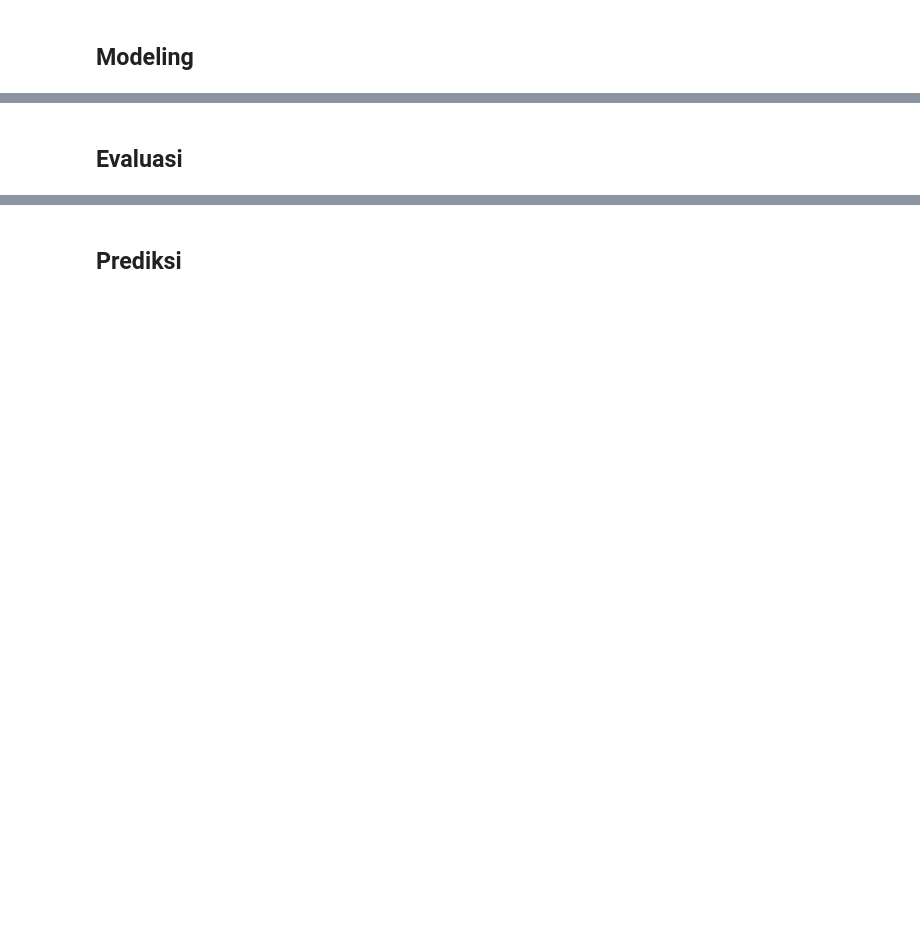
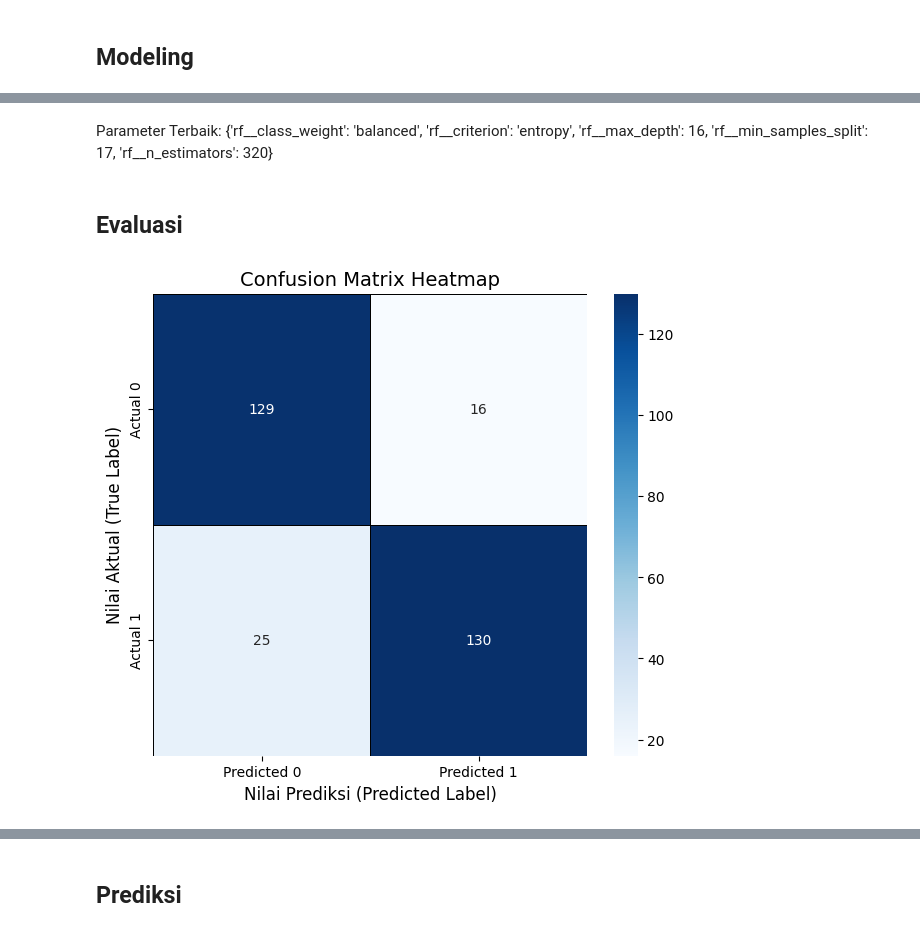
Before and after one commit to zanra2401/KomputasiNumerik_KlasifikasiRandomForest_RisikoDiabetes, a Jupyter notebook: Klasifikasi_rf.ipynb, the cells around one changed output, grey strips where cells are left out. Saved outputs shown, nothing was run; the diff lists cells and outputs as text; code cells hidden in the pictures; blank space fills up the shorter version.

```diff
--- a/Klasifikasi_rf.ipynb
+++ b/Klasifikasi_rf.ipynb
@@ -225,2 +388,4 @@ plt.show()
+# %% [markdown]
+Parameter Terbaik: {'rf__class_weight': 'balanced', 'rf__criterion': 'entropy', 'rf__max_depth': 16, 'rf__min_samples_split': 17, 'rf__n_estimators': 320}
 # %% [markdown]
 ## Evaluasi
@@ -226,0 +394,24 @@ plt.show()
+# %%
+cm = confusion_matrix(y_test, y_pred_tuned)
+
+# 2. Plotting Heatmap
+plt.figure(figsize=(7, 6))
+
+sns.heatmap(
+    cm,
+    annot=True,                # Menampilkan nilai angka di dalam sel
+    fmt='d',                   # Memastikan format angka adalah bilangan bulat
+    cmap='Blues',              # Pilihan colormap (bisa 'coolwarm', 'viridis', dll.)
+    cbar=True,                 # Menampilkan color bar
+    linewidths=.5,
+    linecolor='black',
+    xticklabels=['Predicted 0', 'Predicted 1'], # Label untuk sumbu X (Prediksi)
+    yticklabels=['Actual 0', 'Actual 1']       # Label untuk sumbu Y (Aktual)
+)
+
+plt.ylabel('Nilai Aktual (True Label)', fontsize=12)
+plt.xlabel('Nilai Prediksi (Predicted Label)', fontsize=12)
+plt.title('Confusion Matrix Heatmap', fontsize=14)
+plt.show()
+# %% [output]
+[figure, added]
```
Also changed, not shown: parts of 13 cells of this notebook.
